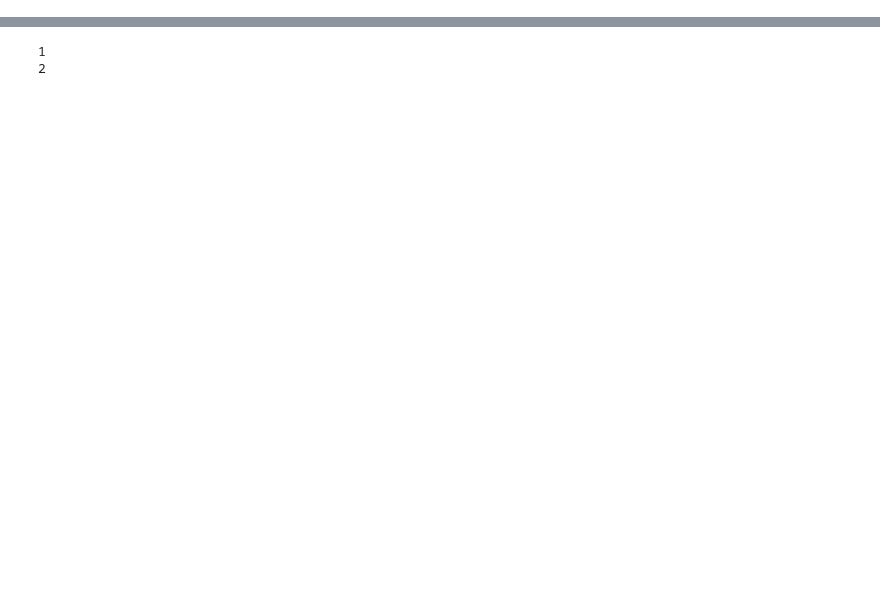
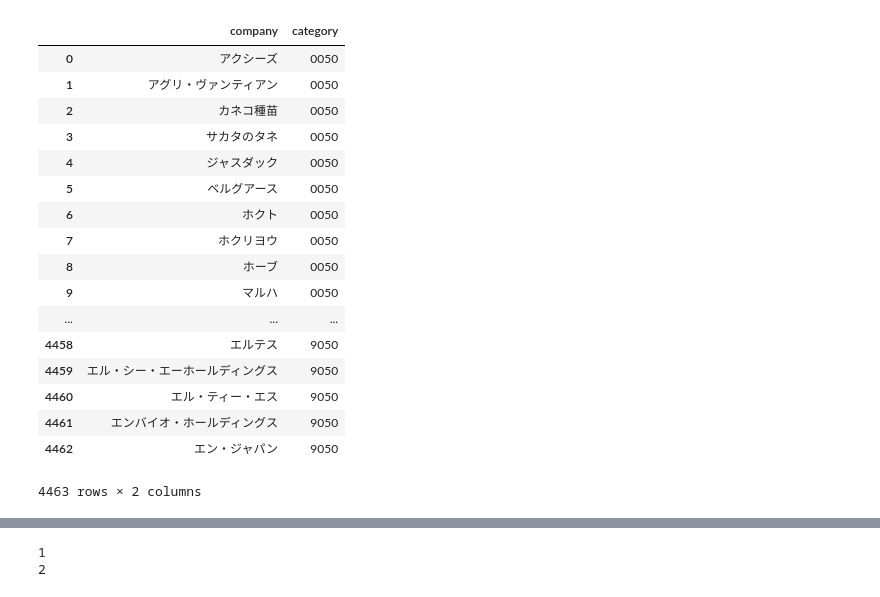
Before and after one commit to lomen0857/CategoryPredict, a Jupyter notebook: Parse.ipynb, the cells around one changed output, grey strips where cells are left out. Saved outputs shown, nothing was run; the diff lists cells and outputs as text; code cells hidden in the pictures; blank space fills up the shorter version.

```diff
--- a/Parse.ipynb
+++ b/Parse.ipynb
@@ -86,2 +151,22 @@ category = pd.read_csv("category.csv",encoding="SJIS",sep="\t",dtype = {"categor
 # %%
-company_pd = pd.read_csv("company.csv",encoding="UTF8",sep="\t",dtype={"category":object})
+company_df = pd.read_csv("company.csv",encoding="UTF8",sep="\t",dtype={"category":"object"})
+company_df
+# %% [output]
+|  | company | category |
+| 0 | アクシーズ | 0050 |
+| 1 | アグリ・ヴァンティアン | 0050 |
+| 2 | カネコ種苗 | 0050 |
+| 3 | サカタのタネ | 0050 |
+| 4 | ジャスダック | 0050 |
+| 5 | ベルグアース | 0050 |
+| 6 | ホクト | 0050 |
+| 7 | ホクリヨウ | 0050 |
+| 8 | ホーブ | 0050 |
+| 9 | マルハ | 0050 |
+| ... | ... | ... |
+| 4458 | エルテス | 9050 |
+| 4459 | エル・シー・エーホールディングス | 9050 |
+| 4460 | エル・ティー・エス | 9050 |
+| 4461 | エンバイオ・ホールディングス | 9050 |
+| 4462 | エン・ジャパン | 9050 |
+4463 rows × 2 columns
```
Also changed, not shown: parts of 22 cells of this notebook.
